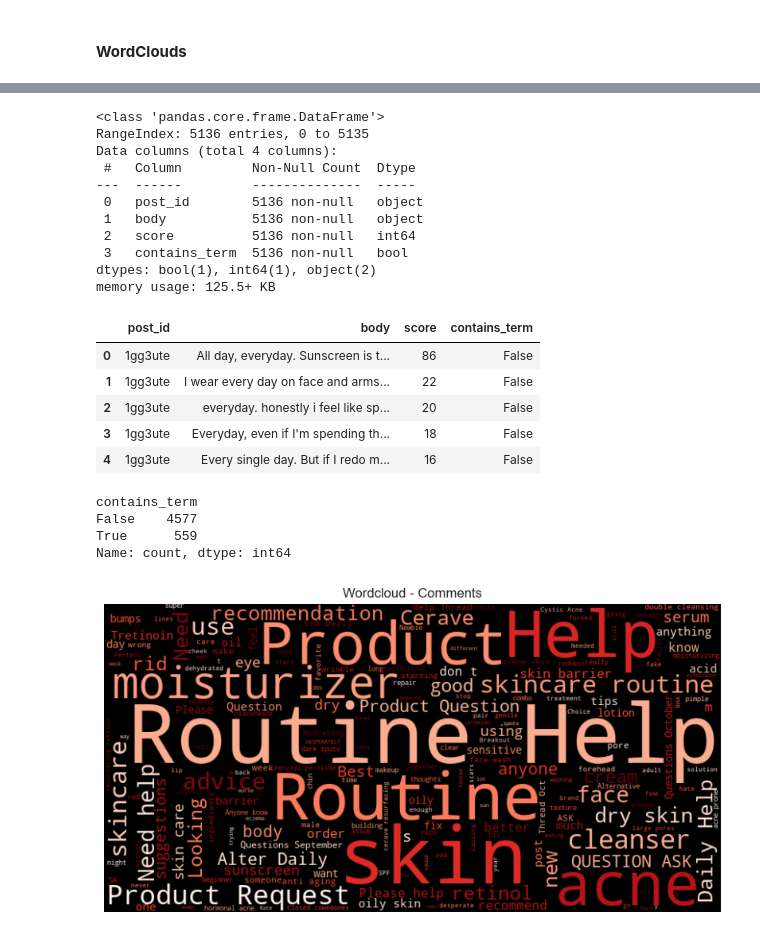
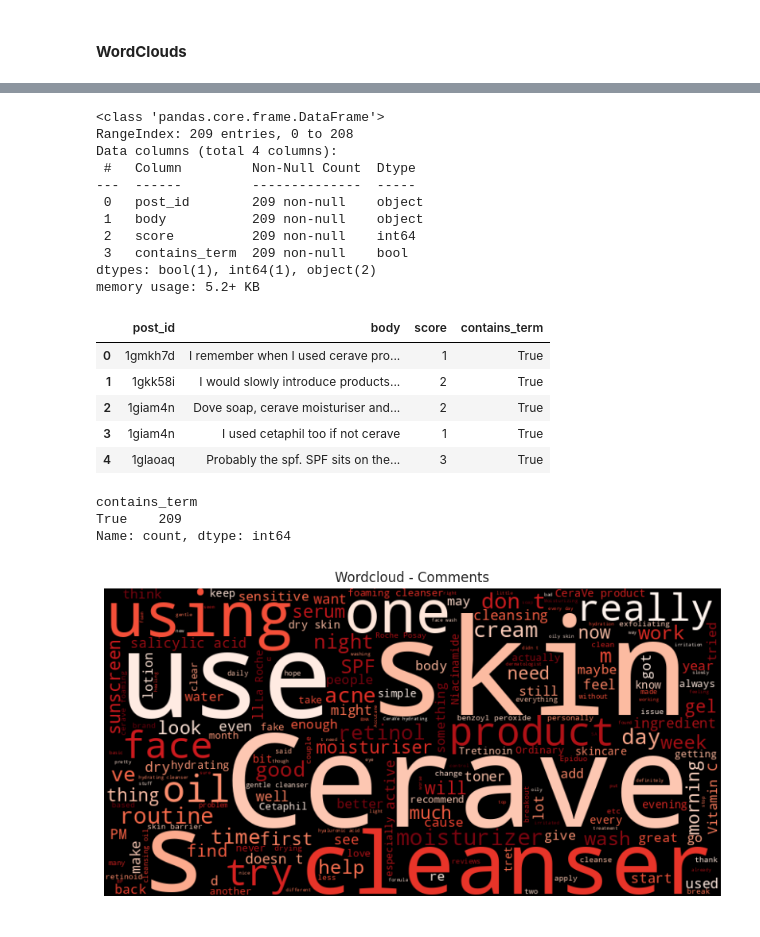
Before and after one commit to PerisN/Reddit-Product-Sentiment-Analytics, a Jupyter notebook: notebooks/exploratory_analysis.ipynb, the cells around one changed output, grey strips where cells are left out. Saved outputs shown, nothing was run; the diff lists cells and outputs as text; code cells hidden in the pictures.

```diff
--- a/notebooks/exploratory_analysis.ipynb
+++ b/notebooks/exploratory_analysis.ipynb
@@ -360,43 +376,42 @@ fig_heatmap.savefig('images/engagement_heatmaps.png', bbox_inches='tight', dpi=3
 # %%
-comments = pd.read_csv('data/reddit_CeraVe_comments_20241031_142630.csv')
+comments = pd.read_csv('../data/reddit_Cerave_comments_20241109_193458.csv')
 comments.info()
 # %% [output]
 <class 'pandas.core.frame.DataFrame'>
-RangeIndex: 5136 entries, 0 to 5135
+RangeIndex: 209 entries, 0 to 208
 Data columns (total 4 columns):
  #   Column         Non-Null Count  Dtype
 ---  ------         --------------  -----
- 0   post_id        5136 non-null   object
- 1   body           5136 non-null   object
- 2   score          5136 non-null   int64
- 3   contains_term  5136 non-null   bool
+ 0   post_id        209 non-null    object
+ 1   body           209 non-null    object
+ 2   score          209 non-null    int64
+ 3   contains_term  209 non-null    bool
 dtypes: bool(1), int64(1), object(2)
-memory usage: 125.5+ KB
+memory usage: 5.2+ KB
 # %%
 comments.head()
 # %% [output]
 |  | post_id | body | score | contains_term |
-| 0 | 1gg3ute | All day, everyday. Sunscreen is t... | 86 | False |
-| 1 | 1gg3ute | I wear every day on face and arms... | 22 | False |
-| 2 | 1gg3ute | everyday. honestly i feel like sp... | 20 | False |
-| 3 | 1gg3ute | Everyday, even if I'm spending th... | 18 | False |
-| 4 | 1gg3ute | Every single day. But if I redo m... | 16 | False |
+| 0 | 1gmkh7d | I remember when I used cerave pro... | 1 | True |
+| 1 | 1gkk58i | I would slowly introduce products... | 2 | True |
+| 2 | 1giam4n | Dove soap, cerave moisturiser and... | 2 | True |
+| 3 | 1giam4n | I used cetaphil too if not cerave | 1 | True |
+| 4 | 1glaoaq | Probably the spf. SPF sits on the... | 3 | True |
 # %%
 comments['contains_term']. value_counts()
 # %% [output]
 contains_term
-False    4577
-True      559
+True    209
 Name: count, dtype: int64
 # %%
 # Generate world cloud
-comments = ' '.join(posts['body'])
+comments = ' '.join(comments['body'])
 wordcloud1 = WordCloud(width=800, height=400, background_color='Black', colormap='Reds').generate(comments)
 
 
 plt.figure(figsize=(10, 6))
 plt.imshow(wordcloud1, interpolation='bilinear')
 plt.title('Wordcloud - Comments')
 plt.axis('off');
 # %% [output]
-[figure, old version]
+[figure, new version]
```
Also changed, not shown: parts of 32 cells of this notebook.
